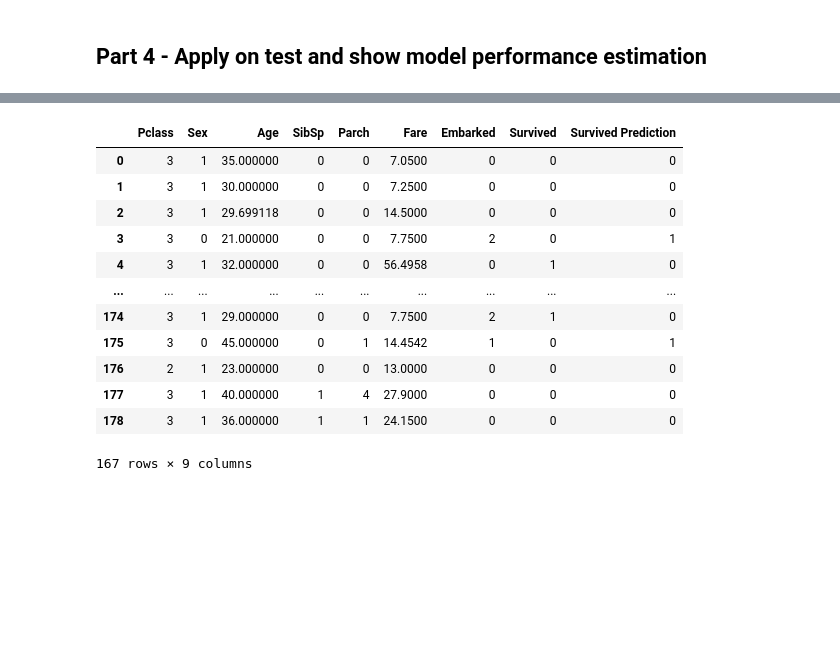
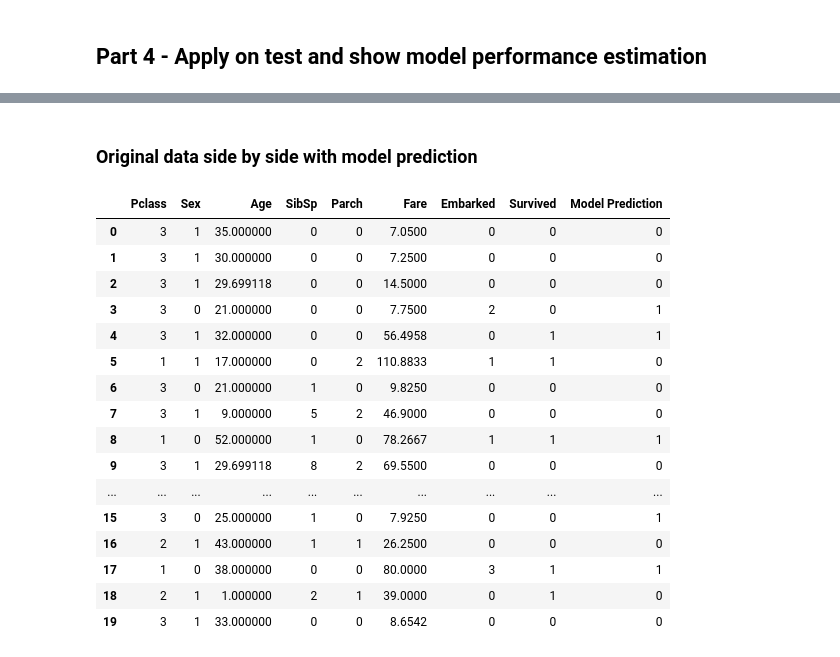
Before and after one commit to David-Saadia/supervised-learning-flow-SoloBranch, a Jupyter notebook: supervised_learning_flow.ipynb, the cells around one changed output, grey strips where cells are left out. Saved outputs shown, nothing was run; the diff lists cells and outputs as text; code cells hidden in the pictures; blank space fills up the shorter version.

```diff
--- a/supervised_learning_flow.ipynb
+++ b/supervised_learning_flow.ipynb
@@ -115,7 +105,7 @@ The amount of duplicates in the test set before cleaning: 12
 # %% [markdown]
 There are 80 duplicates in the train dataset, and 12 in the test set, therefore we remove them.
 # %%
-titanic_train.drop_duplicates(inplace = True)
-print("The amount of duplicates in the train set after cleaning:",titanic_train.duplicated().sum())
-titanic_test.drop_duplicates(inplace = True)
-print("The amount of duplicates in the test set after cleaning:", titanic_test.duplicated().sum())
+#titanic_train.drop_duplicates(inplace = True)
+#print("The amount of duplicates in the train set after cleaning:",titanic_train.duplicated().sum())
+#titanic_test.drop_duplicates(inplace = True)
+#print("The amount of duplicates in the test set after cleaning:", titanic_test.duplicated().sum())
@@ -237,14 +218,14 @@ plt.show()
 Use the best combination of feature engineering, model (algorithm and hyperparameters) from the experiment part (part 2)
 # %%
 #Specifing models, scalers and feature selection determinators we want to use
-models = [KNN(), NaiveBayes(), DecisionTree(), GreadientBoost(),NeuralNetwork()]
+models = [KNN(), NaiveBayes(), DecisionTree(), GradientBoost(),NeuralNetwork(max_iter = 2000)]
 #Feature_selection = [VarianceThreshold(), select_k_best(k='all')] <---- REMOVE ME WHEN DONE
 scalers = [StandardScaler(), MinMaxScaler()]
 
 #Specifing which data we send to each parameter
 #Correlation:
-highest_corr= ["all"] #list(range( 2, 5+1 )) + ["all"]
-thresholds= [0.001,0.01]
+highest_corr= list(range( 2, 5+1 )) + ["all"]
+thresholds= [0.001,0.01, 0.1]
 
 #KNN parameters:
 KNN_k = list(range( 1 ,7+1))
@@ -259,22 +240,26 @@ NB_boolean = [True,False]
 DT_criterion = ["gini", "entropy"]
 
 #Neural Network parameters:
-NN_hiddenLayerSizes = [(50,), (100,), (200,)]
+NN_hiddenLayerSizes = [(15,5),(3,5),(5,5,5),(5,3,5,3)]
 NN_activation = ["tanh", "relu"]
-NN_alpha = [0.0001, 0.05,0.5]
-NN_learningRateInit = [0.001,0.0001,0.00001, 0.01]
+
+
 
 #Greadient Boost parameters:
-GB_nEstimators = [150,400]
+GB_nEstimators = [5,150,400]
 GB_learnRate = [0.09, 0.01, 0.2]
+GB_maxDepth = [3,5,7]
+GB_loss = ["log_loss", "exponential"]
 # %%
 
 #Generating pipeline tuple lists
 modelPipelines = [("model",b) for b in models]
-#Feature_selectionPipelines = [("Feature_selection",b) for b in Feature_selection] <---- REMOVE ME WHEN DONE
+Feature_selectionPipelines = [("featureSelection",select_k_best()),("varianceThreshold",VarianceThreshold())]
 scalerPipelines = [("scaler",b) for b in scalers]
 
+#Generating all possible permutations, including ones where we use both preprocessing methods and ones where we use one or the other.
 pipelines=[[("varianceThreshold", VarianceThreshold()),("featureSelection", select_k_best()),scaler,model] for model in modelPipelines for scaler in scalerPipelines]
+pipelines = pipelines + [[feat, scaler, model] for model in modelPipelines for scaler in scalerPipelines for feat in Feature_selectionPipelines]
 # %%
 BestScoreOverall = 0
 BestModelOverall = None
@@ -453,18 +467,24 @@ df_report.transpose()
+# %% [markdown]
+### Original data side by side with model prediction
 # %%
 pred_df = titanic_test.copy()
-pred_df["Survived Prediction"] = y_predict
-pred_df
+pred_df["Model Prediction"] = y_predict
+pred_df.head(20)
 # %% [output]
-|  | Pclass | Sex | Age | SibSp | Parch | Fare | Embarked | Survived | Survived Prediction |
+|  | Pclass | Sex | Age | SibSp | Parch | Fare | Embarked | Survived | Model Prediction |
 | 0 | 3 | 1 | 35.000000 | 0 | 0 | 7.0500 | 0 | 0 | 0 |
 | 1 | 3 | 1 | 30.000000 | 0 | 0 | 7.2500 | 0 | 0 | 0 |
 | 2 | 3 | 1 | 29.699118 | 0 | 0 | 14.5000 | 0 | 0 | 0 |
 | 3 | 3 | 0 | 21.000000 | 0 | 0 | 7.7500 | 2 | 0 | 1 |
-| 4 | 3 | 1 | 32.000000 | 0 | 0 | 56.4958 | 0 | 1 | 0 |
+| 4 | 3 | 1 | 32.000000 | 0 | 0 | 56.4958 | 0 | 1 | 1 |
+| 5 | 1 | 1 | 17.000000 | 0 | 2 | 110.8833 | 1 | 1 | 0 |
+| 6 | 3 | 0 | 21.000000 | 1 | 0 | 9.8250 | 0 | 0 | 0 |
+| 7 | 3 | 1 | 9.000000 | 5 | 2 | 46.9000 | 0 | 0 | 0 |
+| 8 | 1 | 0 | 52.000000 | 1 | 0 | 78.2667 | 1 | 1 | 1 |
+| 9 | 3 | 1 | 29.699118 | 8 | 2 | 69.5500 | 0 | 0 | 0 |
 | ... | ... | ... | ... | ... | ... | ... | ... | ... | ... |
-| 174 | 3 | 1 | 29.000000 | 0 | 0 | 7.7500 | 2 | 1 | 0 |
-| 175 | 3 | 0 | 45.000000 | 0 | 1 | 14.4542 | 1 | 0 | 1 |
-| 176 | 2 | 1 | 23.000000 | 0 | 0 | 13.0000 | 0 | 0 | 0 |
-| 177 | 3 | 1 | 40.000000 | 1 | 4 | 27.9000 | 0 | 0 | 0 |
-| 178 | 3 | 1 | 36.000000 | 1 | 1 | 24.1500 | 0 | 0 | 0 |
+| 15 | 3 | 0 | 25.000000 | 1 | 0 | 7.9250 | 0 | 0 | 1 |
+| 16 | 2 | 1 | 43.000000 | 1 | 1 | 26.2500 | 0 | 0 | 0 |
+| 17 | 1 | 0 | 38.000000 | 0 | 0 | 80.0000 | 3 | 1 | 1 |
+| 18 | 2 | 1 | 1.000000 | 2 | 1 | 39.0000 | 0 | 1 | 0 |
+| 19 | 3 | 1 | 33.000000 | 0 | 0 | 8.6542 | 0 | 0 | 0 |
-167 rows × 9 columns
```
Also changed, not shown: parts of 21 cells of this notebook.
